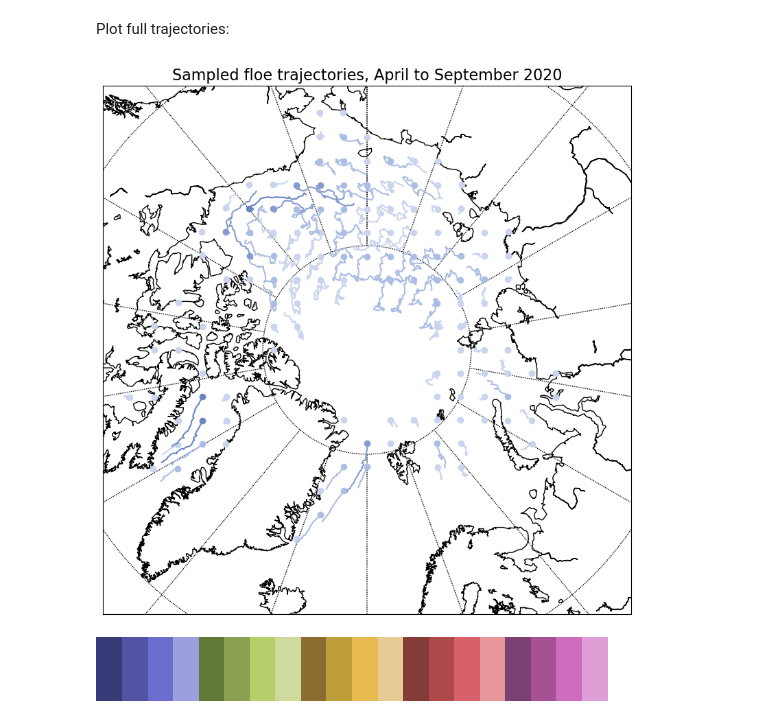
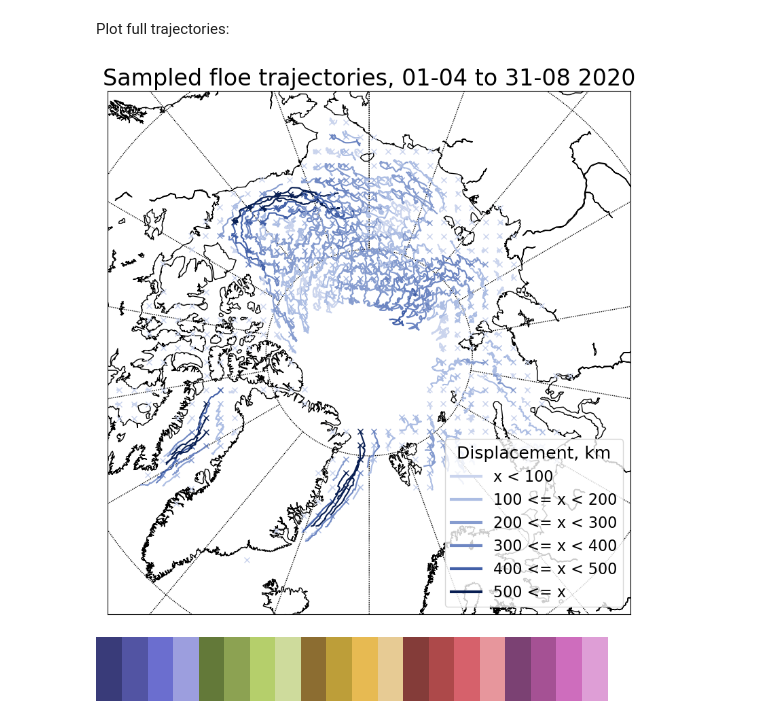
Before and after one commit to rhtweedie/modelled_mpf_with_advection, a Jupyter notebook: forward_floes_2.ipynb, the cells around one changed output. Drawn from its saved outputs; the diff is of its cells as text; code cells hidden in the pictures.

```diff
--- a/forward_floes_2.ipynb
+++ b/forward_floes_2.ipynb
@@ -25,7 +26,7 @@ Set the number of `DAYS_TO_FORWARD`.
 # %%
 YEAR = 2020
 START_DATE = f'{YEAR}-04-01 12:00:00'
-SPACING = 250
+SPACING = 150
 DAYS_TO_FORWARD = 153
 # %% [markdown]
 ### Inspect ice drift data files
@@ -551,41 +552,46 @@ if SPACING >= 50:
     #m.contourf(lon_map, lat_map, plotfield)
 
     # COMPUTED TRAJECTORY FROM Uice Vice
     colours = plt.get_cmap('tab20b')
     for point_num in np.arange(0, num_points):
-        if displacements[point_num] < 200:
+        if displacements[point_num] < 100:
             col = '#cad4ed'
-        elif displacements[point_num] >= 200 and displacements[point_num] < 400:
+        elif displacements[point_num] >= 100 and displacements[point_num] < 200:
             col = '#acbde3'
-        elif displacements[point_num] >= 400 and displacements[point_num] < 600:
+        elif displacements[point_num] >= 200 and displacements[point_num] < 300:
             col = '#869ccf'
-        elif displacements[point_num] >= 600 and displacements[point_num] < 800:
+        elif displacements[point_num] >= 300 and displacements[point_num] < 400:
             col = '#6d86c2'
-        elif displacements[point_num] >= 800 and displacements[point_num] < 1000:
+        elif displacements[point_num] >= 400 and displacements[point_num] < 500:
             col = '#4260a8'
         else:
             col = '#081e52'
 
         a = np.ma.array(lons_df[point_num][:].values, mask=np.isnan(lons_df[point_num][:].values))
         b = np.ma.array(lats_df[point_num][:].values, mask=np.isnan(lats_df[point_num][:].values))
         lon_traj,lat_traj = m(a,b)
         #m.plot(lon_traj, lat_traj,'m')
         m.plot(lon_traj, lat_traj, color=col)
 
         a = np.ma.array(lons_df[point_num][0:1].values, mask=np.isnan(lons_df[point_num][0:1].values))
         b = np.ma.array(lats_df[point_num][0:1].values, mask=np.isnan(lats_df[point_num][0:1].values))
         lon_traj,lat_traj=m(a,b)
         #m.plot(lon_traj, lat_traj,'m')
-        m.plot(lon_traj, lat_traj, marker='o', color=col)
+        m.plot(lon_traj, lat_traj, marker='x', color=col)
 
     #plt.plot(lons[0][0], lats_df[0][0], 'ro')
 
+    colors = ['#cad4ed', '#acbde3', '#869ccf', '#6d86c2', '#4260a8', '#081e52']
+    lines = [Line2D([0], [0], color=c, linewidth=3, linestyle='-') for c in colors]
+    labels = ['x < 100', '100 <= x < 200', '200 <= x < 300', '300 <= x < 400', '400 <= x < 500', '500 <= x']
+    plt.legend(lines, labels, loc = 'lower right', title='Displacement, km', fontsize=16, title_fontsize=18)
+
     #cbar=plt.colorbar()
     #cbar.set_label('km/h')
-    plt.title(f'Sampled floe trajectories, April to September {YEAR}', fontsize=16)
+    plt.title(f'Sampled floe trajectories, 01-04 to 31-08 {YEAR}', fontsize=24)
     plt.show()
 # %% [output]
-[figure, old version]
+[figure, new version]
 # %%
 colours = plt.get_cmap('tab20b')
 colours
```
Also changed, not shown: parts of 13 cells of this notebook.
